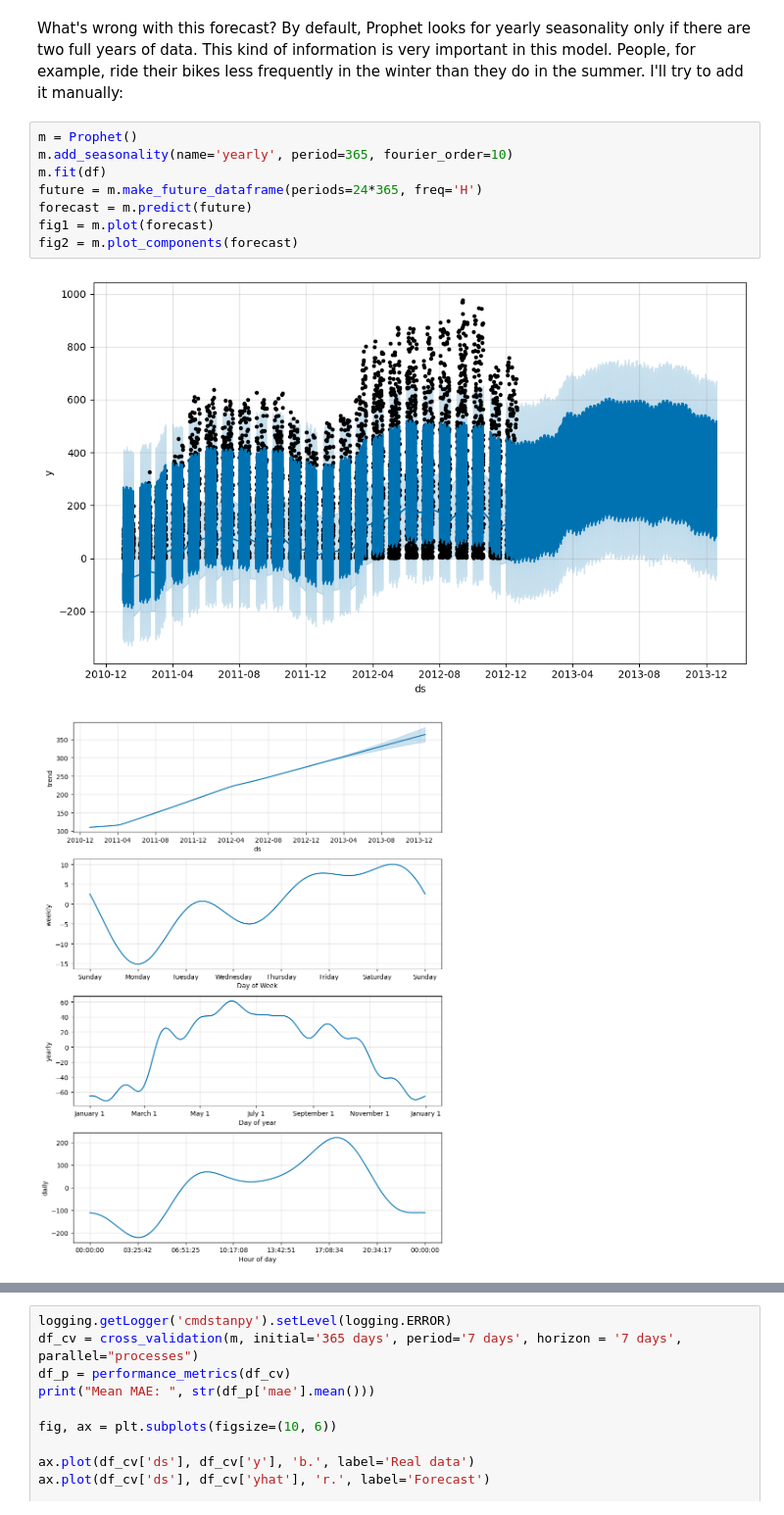
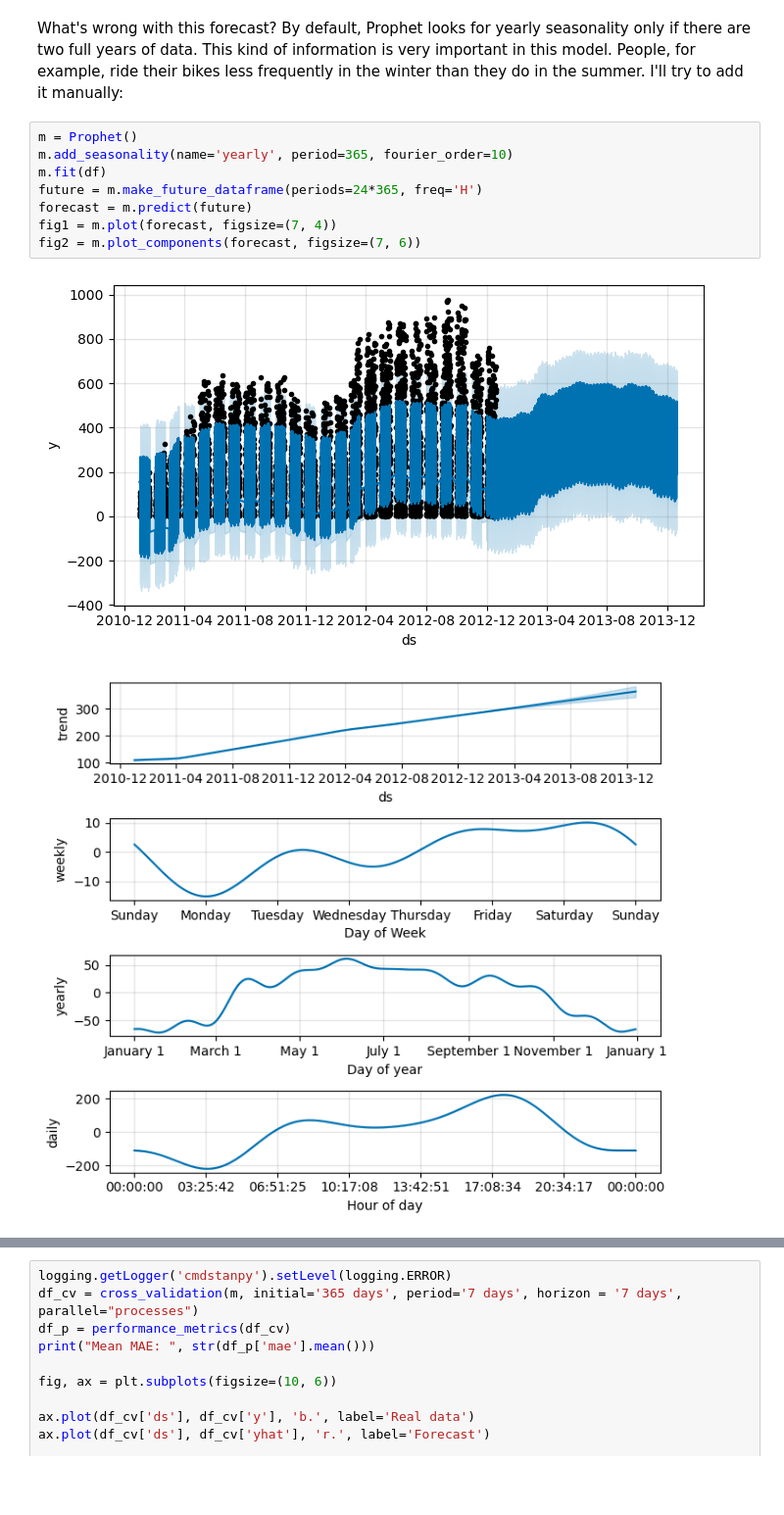
Before and after one commit to jansowa/prophet-examples, a Jupyter notebook: article.ipynb, the cells around one changed output, grey strips where cells are left out. Shown at 98% size. Drawn from its saved outputs; the diff is of its cells as text; blank space fills up the shorter version.

Commit message:
Resize the other plots and add few 'TODOs'

```diff
--- a/article.ipynb
+++ b/article.ipynb
@@ -295,13 +307,13 @@ What's wrong with this forecast? By default, Prophet looks for yearly seasonalit
 # %%
 m = Prophet()
 m.add_seasonality(name='yearly', period=365, fourier_order=10)
 m.fit(df)
 future = m.make_future_dataframe(periods=24*365, freq='H')
 forecast = m.predict(future)
-fig1 = m.plot(forecast)
-fig2 = m.plot_components(forecast)
+fig1 = m.plot(forecast, figsize=(7, 4))
+fig2 = m.plot_components(forecast, figsize=(7, 6))
 # %% [output]
-[figure, old version]
+[figure, new version]
-[figure, old version]
+[figure, new version]
 # %% [markdown]
 Now the trend looks completely different, and the forecast for next year looks more reliable.
```
Also changed, not shown: parts of 24 cells of this notebook.
